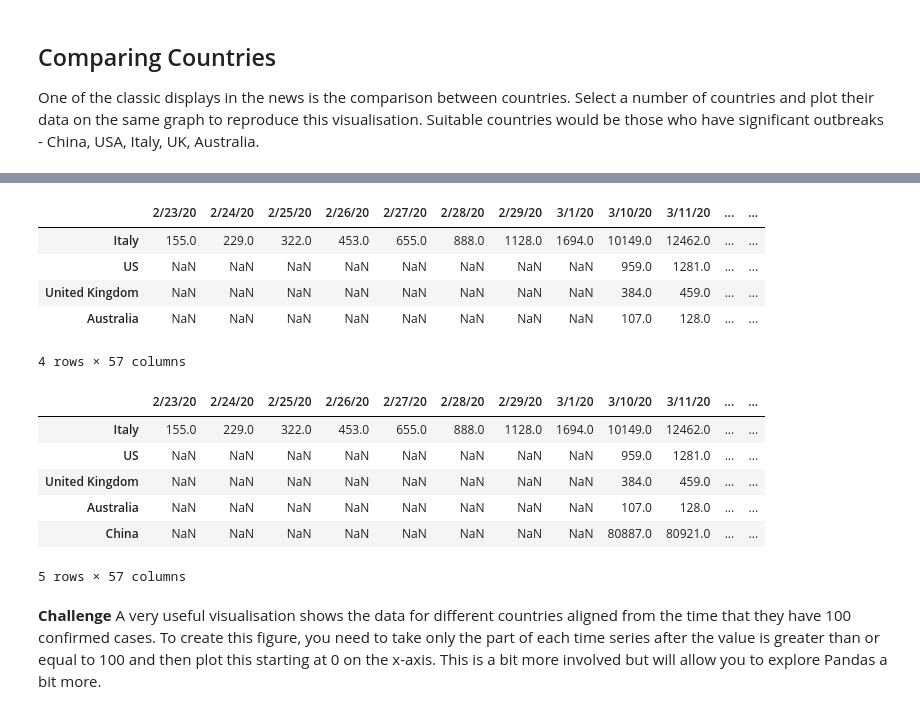
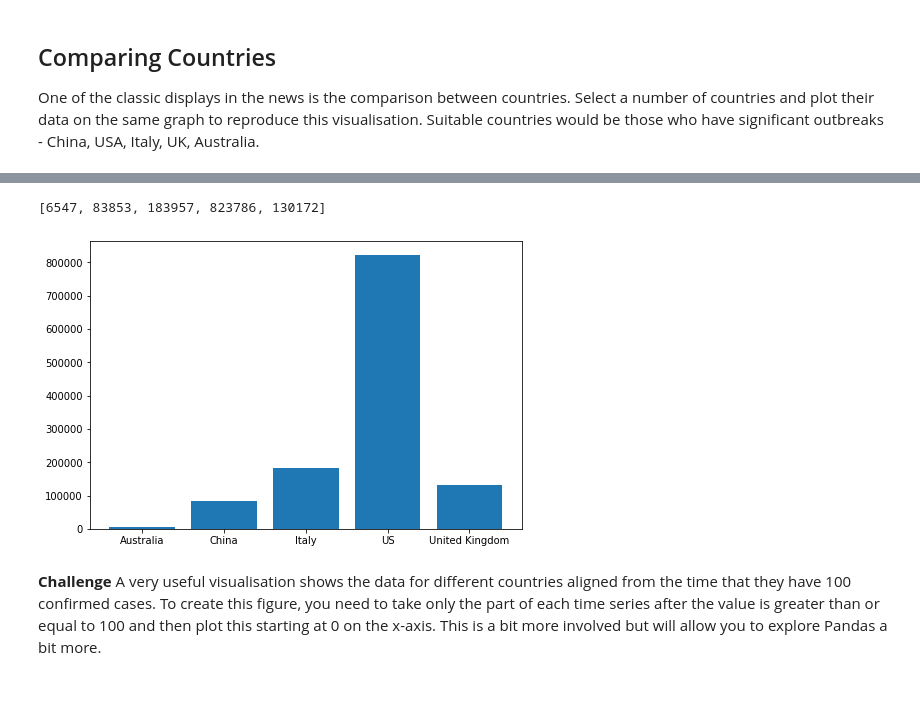
Before and after one commit to NSoni25/Portfolio_repository, a Jupyter notebook: Portfolio 2.ipynb, the cells around one changed output, grey strips where cells are left out. Drawn from its saved outputs; the diff is of its cells as text; code cells hidden in the pictures.

```diff
--- a/Portfolio 2.ipynb
+++ b/Portfolio 2.ipynb
@@ -104,25 +88,18 @@ res_UK
-# %%
-grp_Aus=pd.DataFrame(grp1.loc[grp1["Australia"]>100])
-res_Aus=res_UK.append(grp_Aus['Australia'])
-res_Aus
-# %% [output]
-|  | 2/23/20 | 2/24/20 | 2/25/20 | 2/26/20 | 2/27/20 | 2/28/20 | 2/29/20 | 3/1/20 | 3/10/20 | 3/11/20 | ... | ... |
-| Italy | 155.0 | 229.0 | 322.0 | 453.0 | 655.0 | 888.0 | 1128.0 | 1694.0 | 10149.0 | 12462.0 | ... | ... |
-| US | NaN | NaN | NaN | NaN | NaN | NaN | NaN | NaN | 959.0 | 1281.0 | ... | ... |
-| United Kingdom | NaN | NaN | NaN | NaN | NaN | NaN | NaN | NaN | 384.0 | 459.0 | ... | ... |
-| Australia | NaN | NaN | NaN | NaN | NaN | NaN | NaN | NaN | 107.0 | 128.0 | ... | ... |
-4 rows × 57 columns
-# %%
-grp_China=pd.DataFrame(grp1.loc[grp1["China"]>100])
-res_China=res_Aus.append(grp_Aus['China'])
-res_China
-# %% [output]
-|  | 2/23/20 | 2/24/20 | 2/25/20 | 2/26/20 | 2/27/20 | 2/28/20 | 2/29/20 | 3/1/20 | 3/10/20 | 3/11/20 | ... | ... |
-| Italy | 155.0 | 229.0 | 322.0 | 453.0 | 655.0 | 888.0 | 1128.0 | 1694.0 | 10149.0 | 12462.0 | ... | ... |
-| US | NaN | NaN | NaN | NaN | NaN | NaN | NaN | NaN | 959.0 | 1281.0 | ... | ... |
-| United Kingdom | NaN | NaN | NaN | NaN | NaN | NaN | NaN | NaN | 384.0 | 459.0 | ... | ... |
-| Australia | NaN | NaN | NaN | NaN | NaN | NaN | NaN | NaN | 107.0 | 128.0 | ... | ... |
-| China | NaN | NaN | NaN | NaN | NaN | NaN | NaN | NaN | 80887.0 | 80921.0 | ... | ... |
-5 rows × 57 columns
+# %%
+#grp_plt=grouped.loc[['China','US','Italy','United Kingdom','Australia']]
+grp_plt=grouped.loc[["Australia","China","Italy","US","United Kingdom"]]
+total_list=grp_plt.groupby('Country/Region')['4/21/20'].sum().tolist()
+country_list=list(grp_plt.index.values)
+
+total_list
+# %% [output]
+[6547, 83853, 183957, 823786, 130172]
+# %%
+fig = plt.figure()
+ax = fig.add_axes([0,0,1,1])
+ax.bar(country_list,total_list)
+plt.show()
+# %% [output]
+[figure, added]
 # %% [markdown]
 **Challenge** A very useful visualisation shows the data for different countries aligned from the time that they have 100 confirmed cases.  To create this figure, you need to take only the part of each time series after the value is greater than or equal to 100 and then plot this starting at 0 on the x-axis.  This is a bit more involved but will allow you to explore Pandas a bit more.
```
Also changed, not shown: parts of 15 cells of this notebook.
